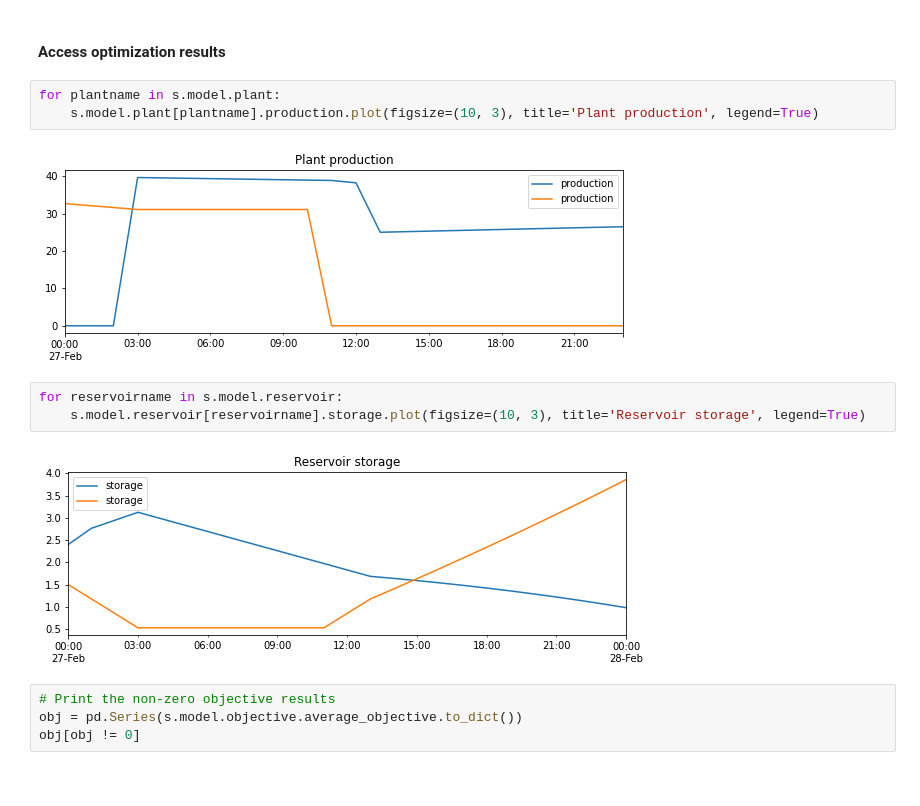
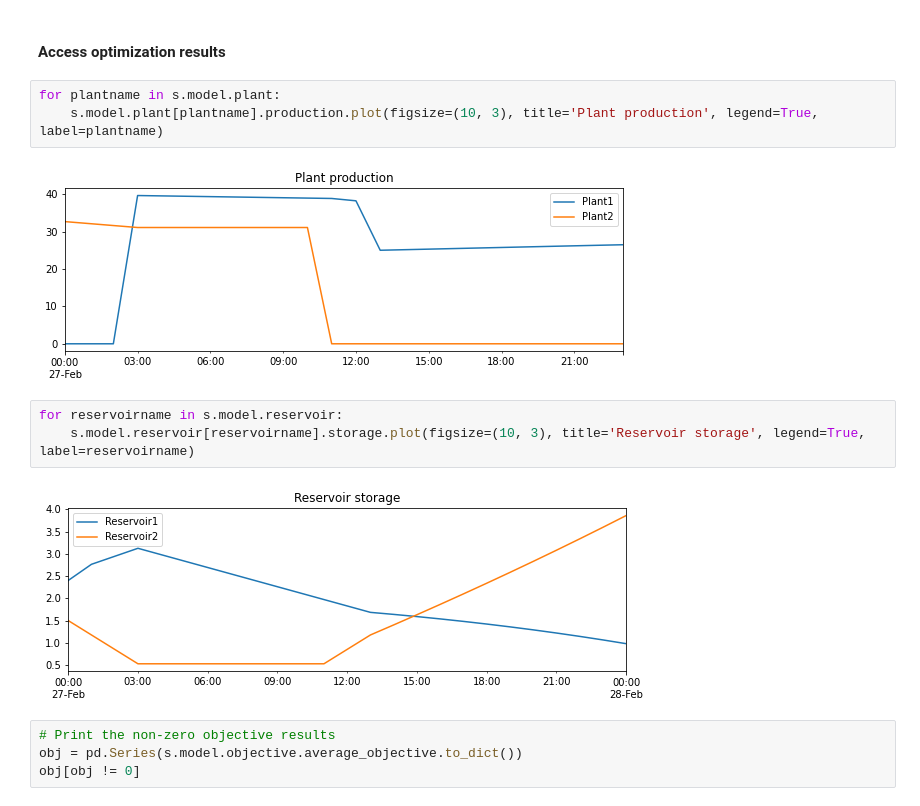
Before and after one commit to nilsra/shopcase, a Jupyter notebook: doc/examples.ipynb, the cells around one changed output. Saved outputs shown, nothing was run; the diff lists cells and outputs as text.

```diff
--- a/doc/examples.ipynb
+++ b/doc/examples.ipynb
@@ -89,14 +89,14 @@ s.connections  # How objects are connected
 #### Access optimization results
 # %%
 for plantname in s.model.plant:
-    s.model.plant[plantname].production.plot(figsize=(10, 3), title='Plant production', legend=True)
+    s.model.plant[plantname].production.plot(figsize=(10, 3), title='Plant production', legend=True, label=plantname)
 # %% [output]
-[figure, old version]
+[figure, new version]
 # %%
 for reservoirname in s.model.reservoir:
-    s.model.reservoir[reservoirname].storage.plot(figsize=(10, 3), title='Reservoir storage', legend=True)
+    s.model.reservoir[reservoirname].storage.plot(figsize=(10, 3), title='Reservoir storage', legend=True, label=reservoirname)
 # %% [output]
-[figure, old version]
+[figure, new version]
 # %%
 # Print the non-zero objective results
 obj = pd.Series(s.model.objective.average_objective.to_dict())
```
Also changed, not shown: parts of 2 cells of this notebook, 3 other files.
